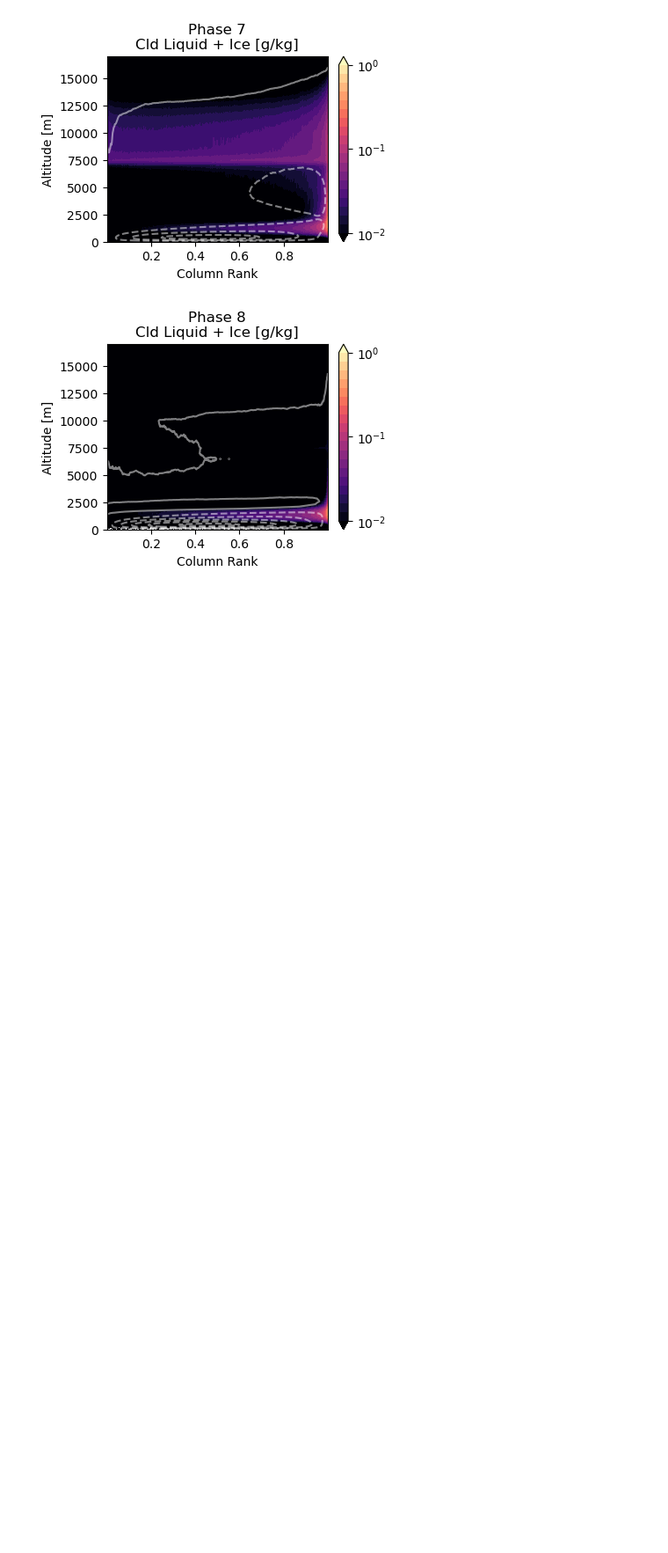
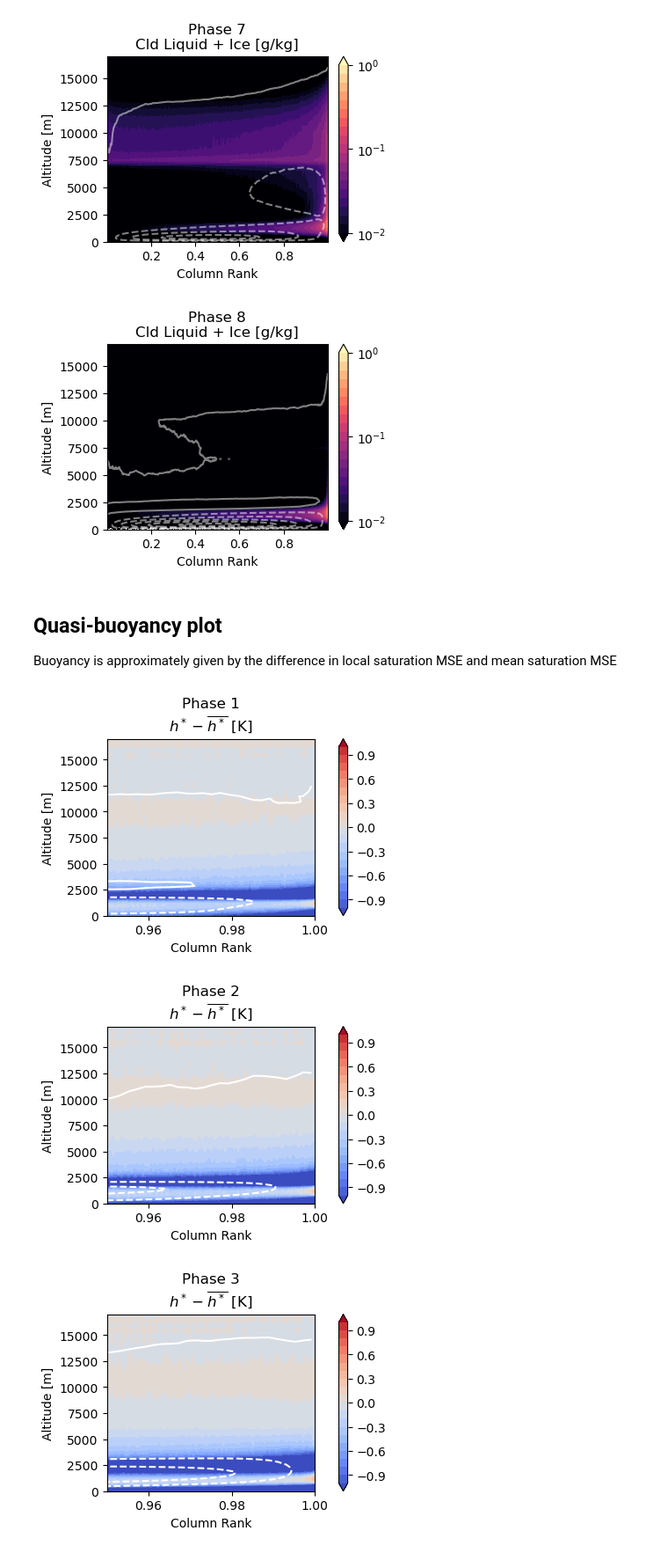
Before and after one commit to pedroanguloumana/scale_interaction_in_gsam, a Jupyter notebook: notebooks/Plot_Moisture_Space_Composites.ipynb, the cells around one changed output. Shown at 88% size. Drawn from its saved outputs; the diff is of its cells as text; code cells hidden in the pictures; blank space fills up the shorter version.

```diff
--- a/notebooks/Plot_Moisture_Space_Composites.ipynb
+++ b/notebooks/Plot_Moisture_Space_Composites.ipynb
@@ -252,3 +255,59 @@ for phase in range(1, 9):
 [figure]
 [figure]
 [figure]
+# %% [markdown]
+## Quasi-buoyancy plot
+Buoyancy is approximately given by the difference in local saturation MSE and mean saturation MSE
+# %%
+# Set plotting parameters
+#
+cmap = plt.cm.coolwarm
+lev_min, lev_max, delta_lev = -1 , 1, 0.1
+norm = colors.Normalize(vmin=lev_min, vmax=lev_max)
+
+lev_min, lev_max, delta_lev = -1 , 1, 0.1
+norm = colors.TwoSlopeNorm(vmin=lev_min, vcenter=0, vmax=lev_max)
+levels = np.arange(lev_min, lev_max + delta_lev, delta_lev)
+
+for phase in range(1, 9):
+    fig, ax = plt.subplots(figsize=(4, 3), constrained_layout=True)
+    # Compute composite saturation MSE
+    #
+    t = load_phase_composite('ta', phase=phase) * units.degK
+    z = t.z * units.meter
+    p = load_gsam_reference_profiles().p.sel(z=z) * units.hPa
+    qv = 1e-3 * load_phase_composite('hus', phase=phase)
+    qvs = saturation_mixing_ratio(p, t)
+    sat_mse = (water_heat_vaporization * qvs) + (dry_air_spec_heat_press * t) + (earth_gravity * z)
+    mse = (dry_air_spec_heat_press * t) + (water_heat_vaporization * qv) + (earth_gravity * z)
+    # Compute and plot local buoyancy
+    #
+    b = (mse - sat_mse.mean('column'))/(dry_air_spec_heat_press)
+    b = (sat_mse - sat_mse.mean('column'))/dry_air_spec_heat_press
+    c = b.plot.contourf(ax=ax, cmap=cmap, levels=levels, norm=norm, cbar_kwargs={'label': None})
+
+    # Plot circulation
+    #
+    circ = load_phase_composite_anomaly('wa', phase=phase).cumsum('column')
+    circ = circ.coarsen({'column': 5}).mean()
+    circ.plot.contour(ax=ax, y='z', levels=np.linspace(-150, 0, 20), colors='white', alpha=1)
+
+
+    ax.set_ylabel('Altitude [m]')
+    ax.set_xlabel('Column Rank')
+    ax.set_ylim(0, 17e3)
+    ax.set_xlim(0.95, 1)
+
+
+    # Make title
+    #
+    ax.set_title(
+        fr"Phase {phase}"+ "\n" + r"$h^* - \overline{h^*}$ [K]"
+    )
+    # Save Figure
+    #
+    save_figure(fig, f'satmse_anom_{phase}.pdf')
+# %% [output]
+[figure, added]
+[figure, added]
+[figure, added]
```
Also changed, not shown: parts of 4 cells of this notebook, 29 other files.
